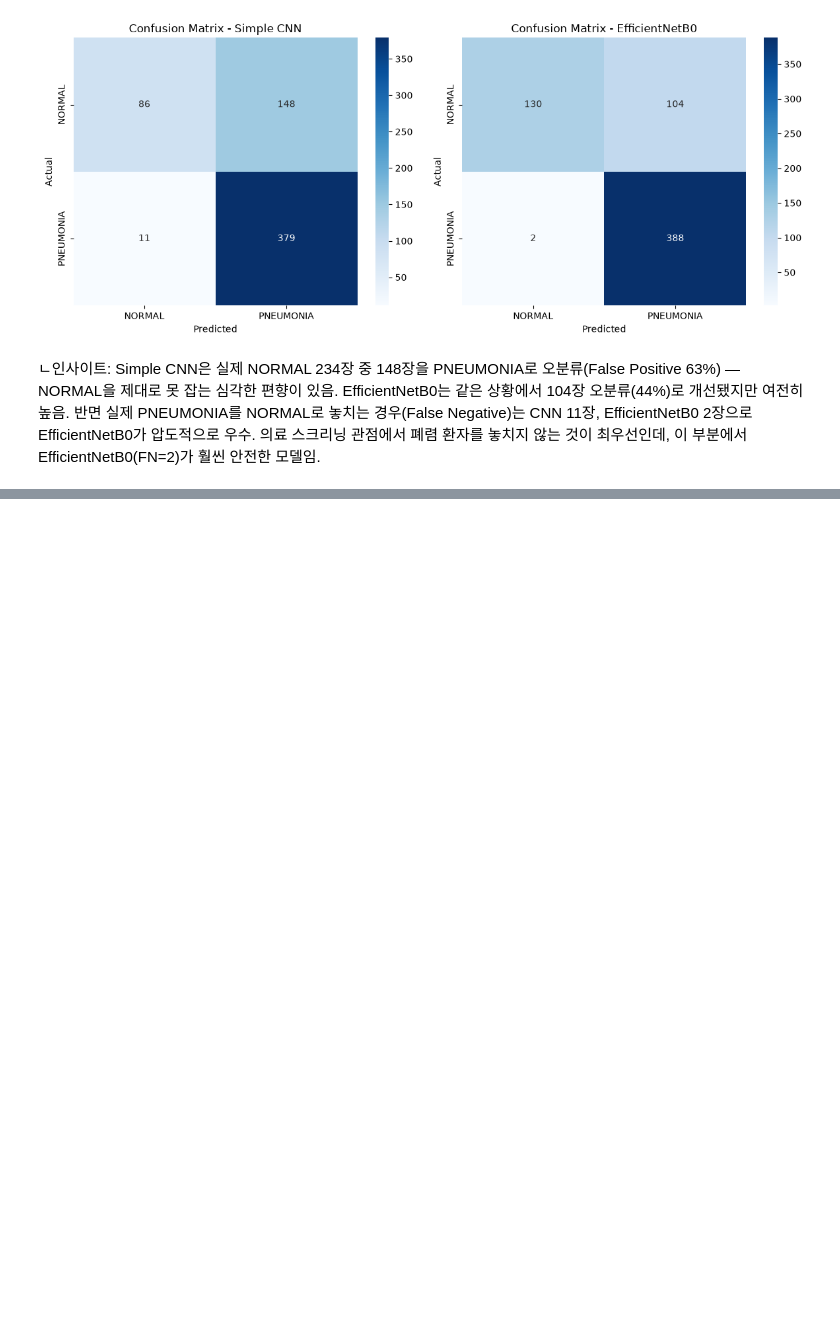
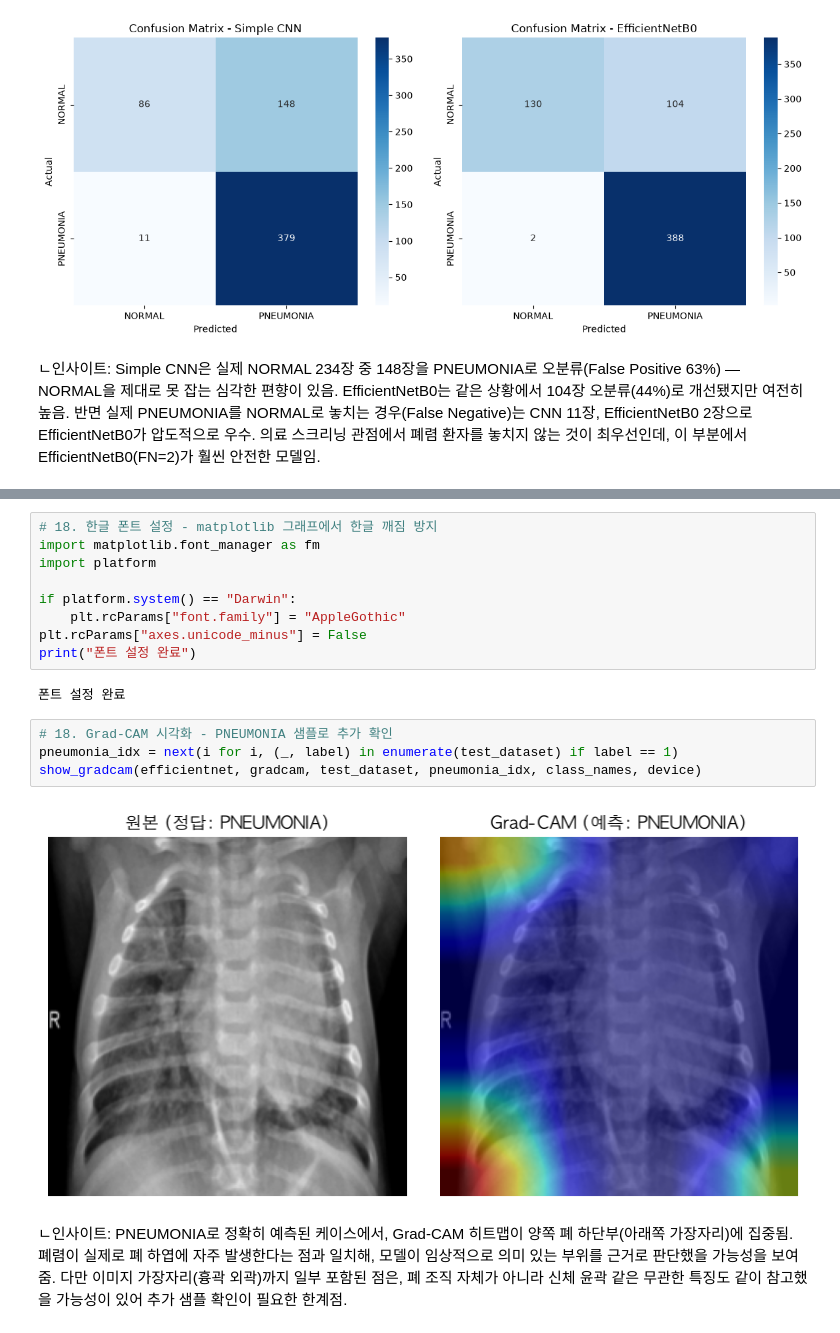
Before and after one commit to dayeon-kaia/chest-x-ray-pneumonia, a Jupyter notebook: eda_modeling.ipynb, the cells around one changed output, grey strips where cells are left out. Cells and saved outputs as stored; diff of their text form; blank space fills up the shorter version.

```diff
--- a/eda_modeling.ipynb
+++ b/eda_modeling.ipynb
@@ -519,0 +600,19 @@ plt.show()
+# %%
+# 18. 한글 폰트 설정 - matplotlib 그래프에서 한글 깨짐 방지
+import matplotlib.font_manager as fm
+import platform
+
+if platform.system() == "Darwin":
+    plt.rcParams["font.family"] = "AppleGothic"
+plt.rcParams["axes.unicode_minus"] = False
+print("폰트 설정 완료")
+# %% [output]
+폰트 설정 완료
+# %%
+# 18. Grad-CAM 시각화 - PNEUMONIA 샘플로 추가 확인
+pneumonia_idx = next(i for i, (_, label) in enumerate(test_dataset) if label == 1)
+show_gradcam(efficientnet, gradcam, test_dataset, pneumonia_idx, class_names, device)
+# %% [output]
+[figure, added]
+# %% [markdown]
+ㄴ인사이트: PNEUMONIA로 정확히 예측된 케이스에서, Grad-CAM 히트맵이 양쪽 폐 하단부(아래쪽 가장자리)에 집중됨. 폐렴이 실제로 폐 하엽에 자주 발생한다는 점과 일치해, 모델이 임상적으로 의미 있는 부위를 근거로 판단했을 가능성을 보여줌. 다만 이미지 가장자리(흉곽 외곽)까지 일부 포함된 점은, 폐 조직 자체가 아니라 신체 윤곽 같은 무관한 특징도 같이 참고했을 가능성이 있어 추가 샘플 확인이 필요한 한계점.
```
Also changed, not shown: parts of 6 cells of this notebook, 1 other file.
